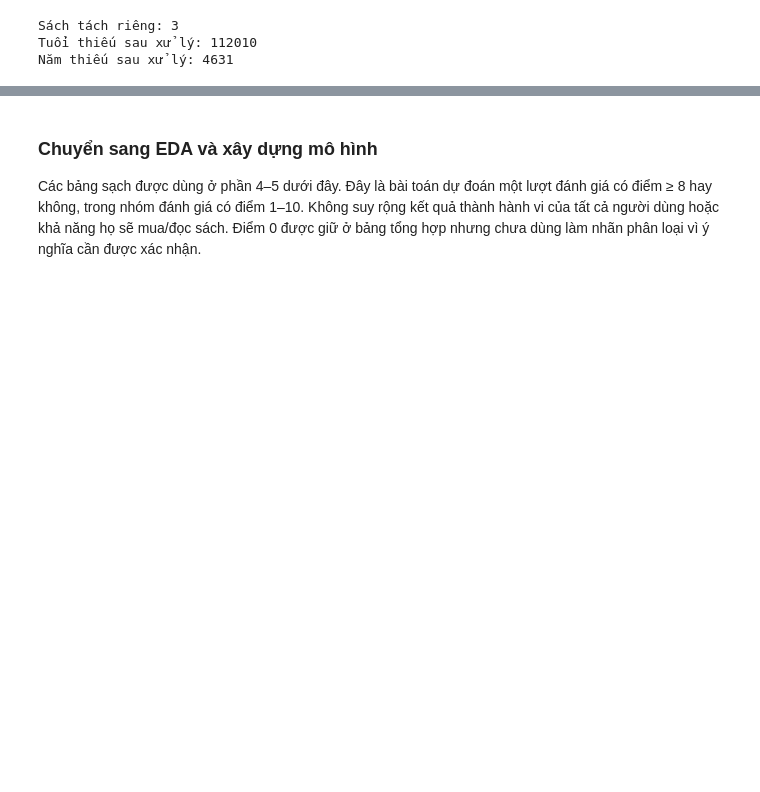
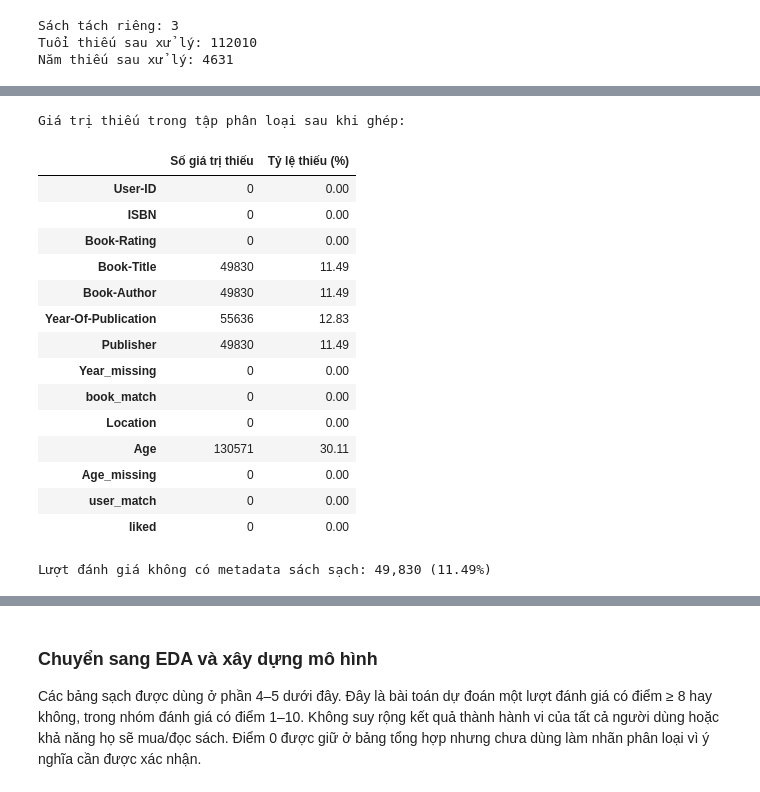
Before and after one commit to Bluenip/Data_analyst_python_midterm_project, a Jupyter notebook: mid_term_code.ipynb, the cells around one changed output, grey strips where cells are left out. Drawn from its saved outputs; the diff is of its cells as text; code cells hidden in the pictures; blank space fills up the shorter version.

```diff
--- a/mid_term_code.ipynb
+++ b/mid_term_code.ipynb
@@ -265,0 +293,35 @@ liked
+# %%
+# Thống kê thiếu riêng trong tập phân loại sau khi ghép dữ liệu sạch.
+missing_summary = pd.DataFrame({
+    "Số giá trị thiếu": classification_data.isna().sum(),
+    "Tỷ lệ thiếu (%)": classification_data.isna().mean() * 100
+})
+print("Giá trị thiếu trong tập phân loại sau khi ghép:")
+display(missing_summary.round(2))
+
+# Phân biệt thiếu metadata do không khớp sách với thiếu từng trường dữ liệu.
+missing_book_count = classification_data["book_match"].eq("left_only").sum()
+missing_book_percentage = missing_book_count / len(classification_data) * 100
+print(f"Lượt đánh giá không có metadata sách sạch: {missing_book_count:,} ({missing_book_percentage:.2f}%)")
+
+# Các cờ thiếu phải đầy đủ và phản ánh đúng dữ liệu sau khi ghép.
+assert classification_data["Year_missing"].equals(classification_data["Year-Of-Publication"].isna())
+assert classification_data["Age_missing"].equals(classification_data["Age"].isna())
+# %% [output]
+Giá trị thiếu trong tập phân loại sau khi ghép:
+|  | Số giá trị thiếu | Tỷ lệ thiếu (%) |
+| User-ID | 0 | 0.00 |
+| ISBN | 0 | 0.00 |
+| Book-Rating | 0 | 0.00 |
+| Book-Title | 49830 | 11.49 |
+| Book-Author | 49830 | 11.49 |
+| Year-Of-Publication | 55636 | 12.83 |
+| Publisher | 49830 | 11.49 |
+| Year_missing | 0 | 0.00 |
+| book_match | 0 | 0.00 |
+| Location | 0 | 0.00 |
+| Age | 130571 | 30.11 |
+| Age_missing | 0 | 0.00 |
+| user_match | 0 | 0.00 |
+| liked | 0 | 0.00 |
+Lượt đánh giá không có metadata sách sạch: 49,830 (11.49%)
```
Also changed, not shown: parts of 12 cells of this notebook, 2 other files.
